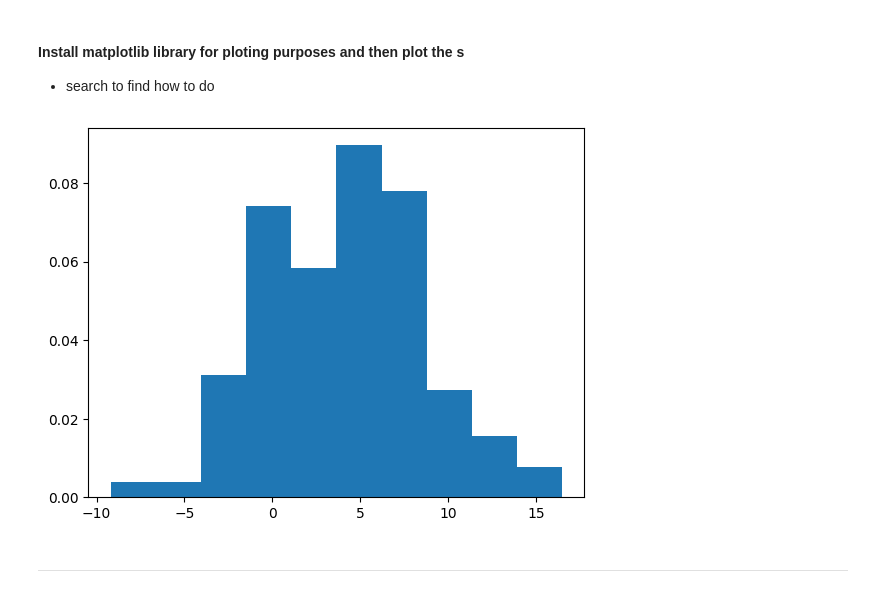
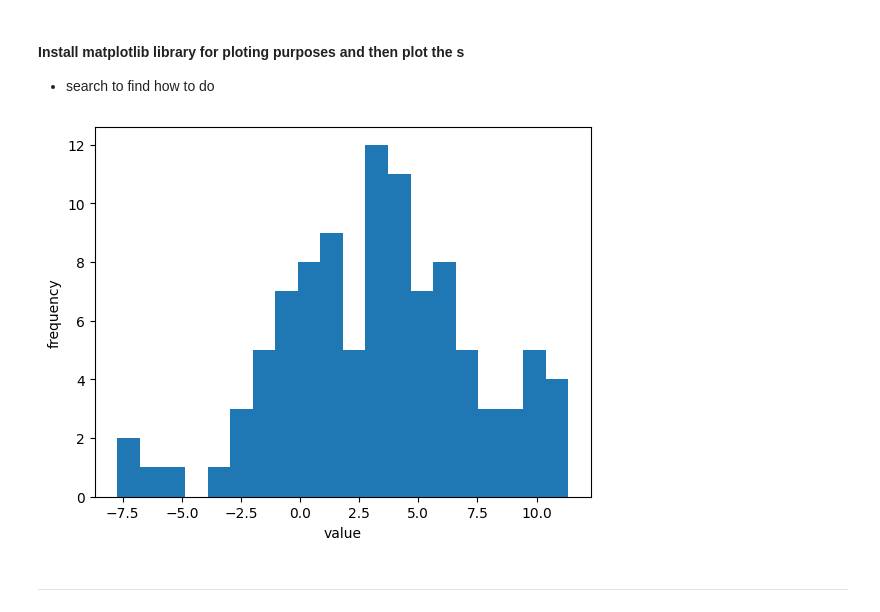
Before and after one commit to Rtrust/Pyspark_project, a Jupyter notebook: data_manipulation.ipynb, the cells around one changed output. Drawn from its saved outputs; the diff is of its cells as text; code cells hidden in the pictures.

```diff
--- a/data_manipulation.ipynb
+++ b/data_manipulation.ipynb
@@ -100,15 +100,20 @@ from numpy import _
 # %%
-s = np._._(_, _, _)
+mean = 3
+std = 4
+s = np.random.normal(loc=mean, scale=std, size=100)
 # %% [markdown]
 #### Install matplotlib library for ploting purposes and then plot the s
 - search to find how to do
 # %%
 import matplotlib.pyplot as plt
-_
-_
-_
+import numpy as np
+import pandas as pd
+plt.hist(s, bins= 20)
+plt.xlabel('value')
+plt.ylabel('frequency')
+plt.show()
 # %% [output]
-[figure, old version]
+[figure, new version]
 # %% [markdown]
 ____
 # %% [markdown]
```
Also changed, not shown: parts of 5 cells of this notebook.
